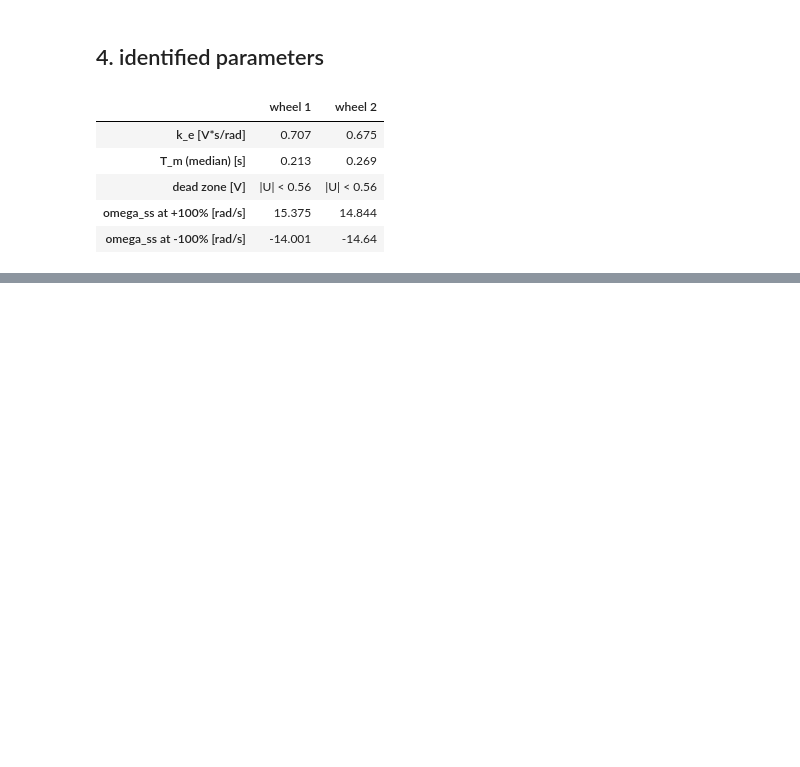
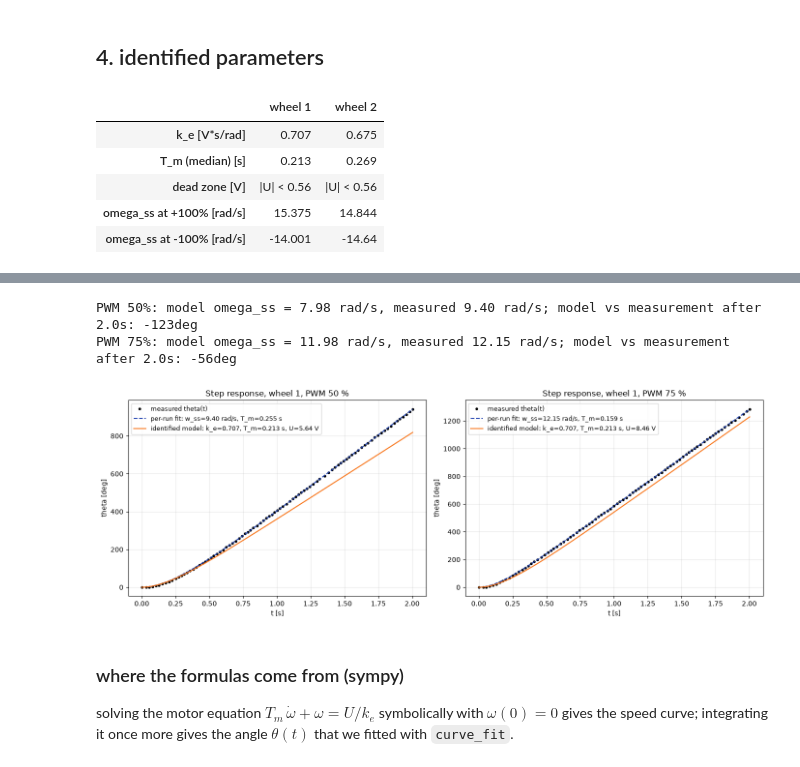
Before and after one commit to jafarbek-yusupov/CS413-Lab-5, a Jupyter notebook: report.ipynb, the cells around one changed output, grey strips where cells are left out. Cells and saved outputs as stored; diff of their text form; code cells hidden in the pictures; blank space fills up the shorter version.

```diff
--- a/report.ipynb
+++ b/report.ipynb
@@ -368,0 +334,47 @@ identified model vs measurement after 2.0s: -123deg
+# %%
+WHEEL, PWMS = 1, (50,75)
+
+def motor(state, t, U, T_m, k_e):
+    w, theta = state
+    return [(-w + U/k_e) / T_m, w] # T_m * dw/dt + w = U/k_e,  dtheta/dt = w
+
+fig, axs = plt.subplots(1, 2, figsize=(14, 5))
+for ax, PWM in zip(axs, PWMS):
+    r = next(r for r in runs if r["wheel"] == WHEEL and r["pwm"] == PWM)
+    row = res[(res.wheel == WHEEL) & (res.pwm == PWM)].iloc[0]
+    U = row.U_V
+    t_sim = np.linspace(0, r["t"][-1], 500)
+    sim = odeint(motor, [0.0, 0.0], t_sim, args=(U, T_m[WHEEL], k_e[WHEEL]))
+
+    ax.plot(r["t"], np.degrees(r["theta"]), "o", ms=3, color="k", label="measured theta(t)")
+    ax.plot(
+        t_sim,
+        np.degrees(theta_model(t_sim, row.w_ss_rad_s, row.T_m_s)),
+        "--",
+        color=colors[1],
+        label=f"per-run fit: w_ss={row.w_ss_rad_s:.2f} rad/s, T_m={row.T_m_s:.3f} s"
+    )
+    ax.plot(
+        t_sim,
+        np.degrees(sim[:, 1]),
+        "-",
+        color=colors[2],
+        label=f"identified model: k_e={k_e[WHEEL]:.3f}, T_m={T_m[WHEEL]:.3f} s, U={U:.2f} V"
+    )
+    ax.set_xlabel("t [s]"); ax.set_ylabel("theta [deg]")
+    ax.set_title(f"Step response, wheel {WHEEL}, PWM {PWM} %")
+    ax.grid(alpha=0.3); ax.legend(fontsize=9)
+
+    err = np.degrees(np.interp(r["t"], t_sim, sim[:, 1]) - r["theta"])
+    print("PWM %d%%: model omega_ss = %.2f rad/s, measured %.2f rad/s; model vs measurement after %.1fs: %.0fdeg"
+          % (PWM, U / k_e[WHEEL], row.w_ss_rad_s, r["t"][-1], err[-1]))
+fig.tight_layout(); fig.savefig(f"{FIG_DIR}/step_response_w{WHEEL}.png", dpi=150)
+plt.show()
+# %% [output]
+PWM 50%: model omega_ss = 7.98 rad/s, measured 9.40 rad/s; model vs measurement after 2.0s: -123deg
+PWM 75%: model omega_ss = 11.98 rad/s, measured 12.15 rad/s; model vs measurement after 2.0s: -56deg
+[figure, added]
+# %% [markdown]
+### where the formulas come from (sympy)
+
+solving the motor equation $T_m\,\dot\omega + \omega = U/k_e$ symbolically with $\omega(0)=0$ gives the speed curve; integrating it once more gives the angle $\theta(t)$ that we fitted with `curve_fit`.
```
Also changed, not shown: parts of 8 cells of this notebook, 2 other files.
